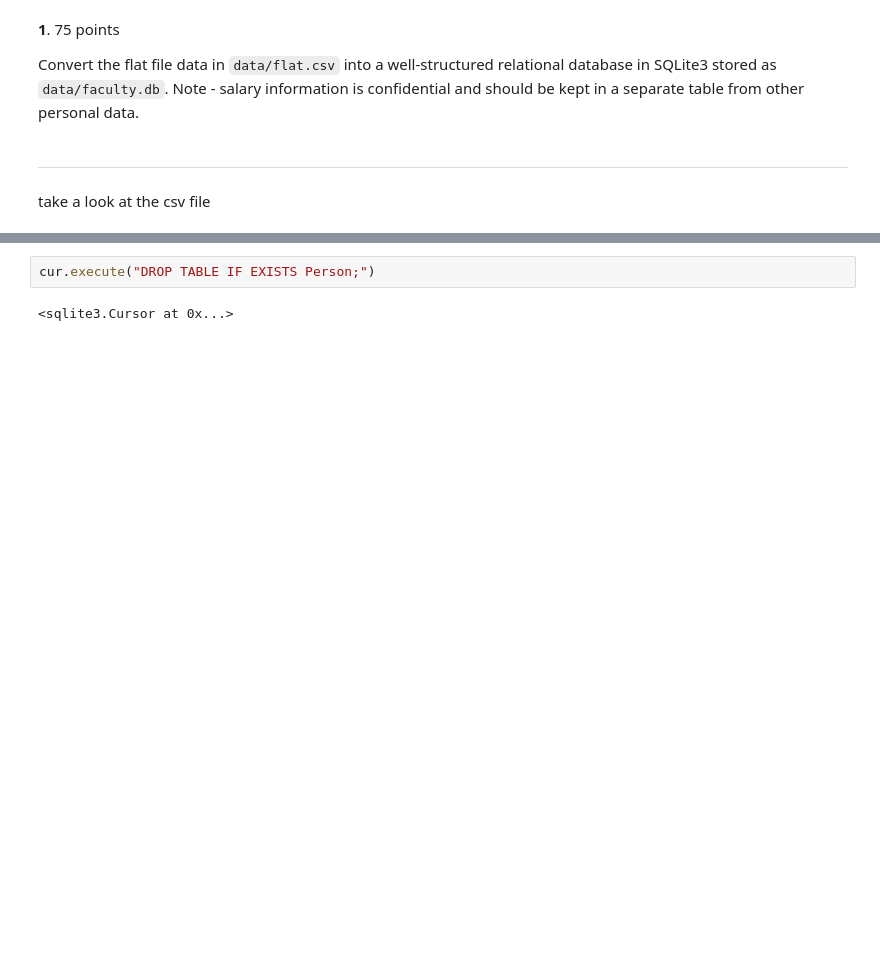
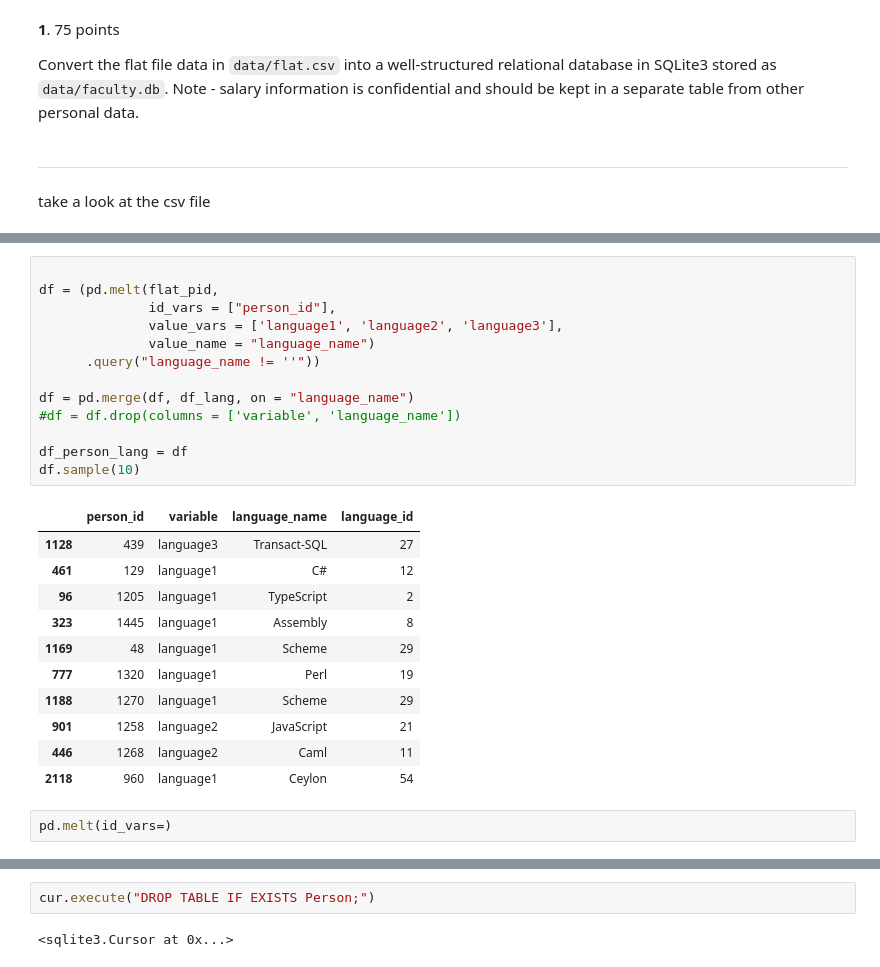
Before and after one commit to clintko/Duke_BIOS707_Notes, a Jupyter notebook: Z02_Relatinal_Databases_SQL_kuei.ipynb, the cells around one changed output, grey strips where cells are left out. Drawn from its saved outputs; the diff is of its cells as text; blank space fills up the shorter version.

```diff
--- a/Z02_Relatinal_Databases_SQL_kuei.ipynb
+++ b/Z02_Relatinal_Databases_SQL_kuei.ipynb
@@ -47,0 +107,27 @@ flat.sample(10)
+# %%
+
+df = (pd.melt(flat_pid,
+              id_vars = ["person_id"],
+              value_vars = ['language1', 'language2', 'language3'],
+              value_name = "language_name")
+      .query("language_name != ''"))
+
+df = pd.merge(df, df_lang, on = "language_name")
+#df = df.drop(columns = ['variable', 'language_name'])
+
+df_person_lang = df
+df.sample(10)
+# %% [output]
+|  | person_id | variable | language_name | language_id |
+| 1128 | 439 | language3 | Transact-SQL | 27 |
+| 461 | 129 | language1 | C# | 12 |
+| 96 | 1205 | language1 | TypeScript | 2 |
+| 323 | 1445 | language1 | Assembly | 8 |
+| 1169 | 48 | language1 | Scheme | 29 |
+| 777 | 1320 | language1 | Perl | 19 |
+| 1188 | 1270 | language1 | Scheme | 29 |
+| 901 | 1258 | language2 | JavaScript | 21 |
+| 446 | 1268 | language2 | Caml | 11 |
+| 2118 | 960 | language1 | Ceylon | 54 |
+# %%
+pd.melt(id_vars=)
```
Also changed, not shown: parts of 9 cells of this notebook, 4 other files.
